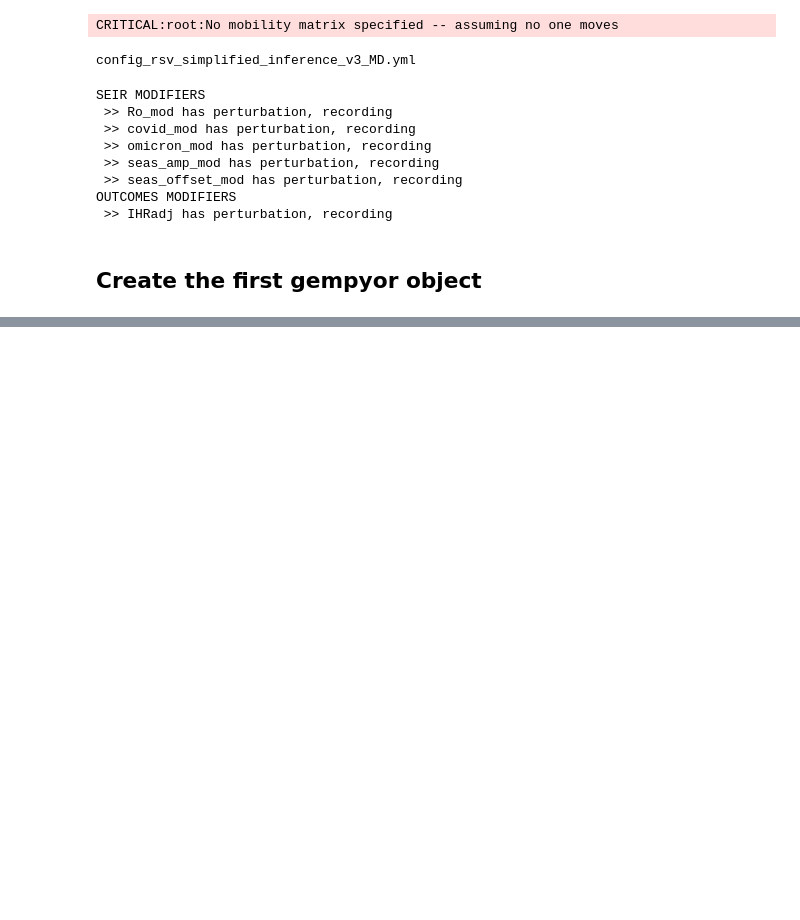
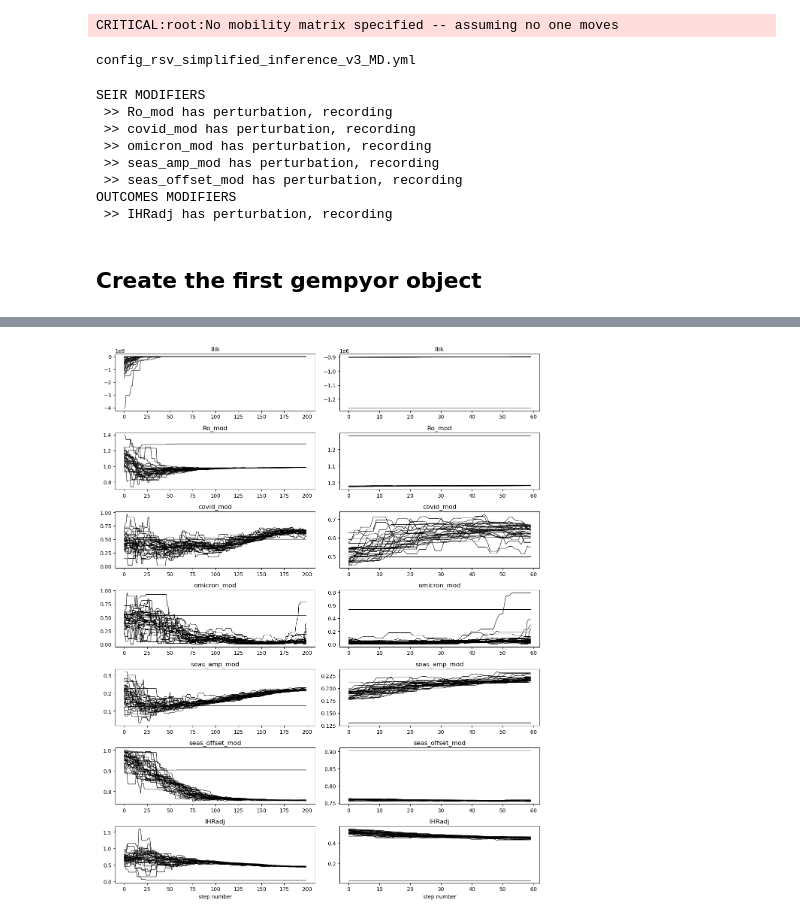
Before and after one commit to jcblemai/flepiMoP_Notebooks, a Jupyter notebook: emcee_try copy.ipynb, the cells around one changed output, grey strips where cells are left out. Cells and saved outputs as stored; diff of their text form; code cells hidden in the pictures; blank space fills up the shorter version.

```diff
--- a/emcee_try copy.ipynb
+++ b/emcee_try copy.ipynb
@@ -242 +264,4 @@ print(p0)
+# %%
+for i in range(nwalkers):
+    assert check_in_bounds(p0[i], fitted_params)
 # %%
@@ -266,12 +410,26 @@ print(
 # %%
-fig, axes = plt.subplots(3, figsize=(10, 7), sharex=True)
+fig, axes = plt.subplots(ndim+1,2, figsize=(12, 15))
 samples = sampler.get_chain()
-labels = ["m", "b", "log(f)"]
-for i in range(ndim):
-    ax = axes[i]
-    ax.plot(samples[:, :, i], "k", alpha=0.3)
-    ax.set_xlim(0, len(samples))
-    ax.set_ylabel(labels[i])
-    ax.yaxis.set_label_coords(-0.1, 0.5)
+labels = fitted_params["pname"]
 
-axes[-1].set_xlabel("step number");
+
+def plot_chain(frompt,axes):
+    ax = axes[0]
+    ax.plot(sampler.get_log_prob()[frompt:], "k", alpha=1, lw=.8)
+    ax.set_title("llik")
+    #ax.set_xlim(0, len(samples))
+
+    for i in range(ndim):
+        ax = axes[i+1]
+        ax.plot(samples[frompt:, :, i], "black", alpha=1, lw=.8,)
+        #ax.set_xlim(0, len(samples))
+        ax.set_title(labels[i])
+        #ax.yaxis.set_label_coords(-0.1, 0.5)
+
+    axes[-1].set_xlabel("step number");
+
+plot_chain(0,axes[:,0])
+plot_chain(140,axes[:,1])
+fig.tight_layout()
+# %% [output]
+[figure, added]
```
Also changed, not shown: parts of 16 cells of this notebook, 1 other file.
